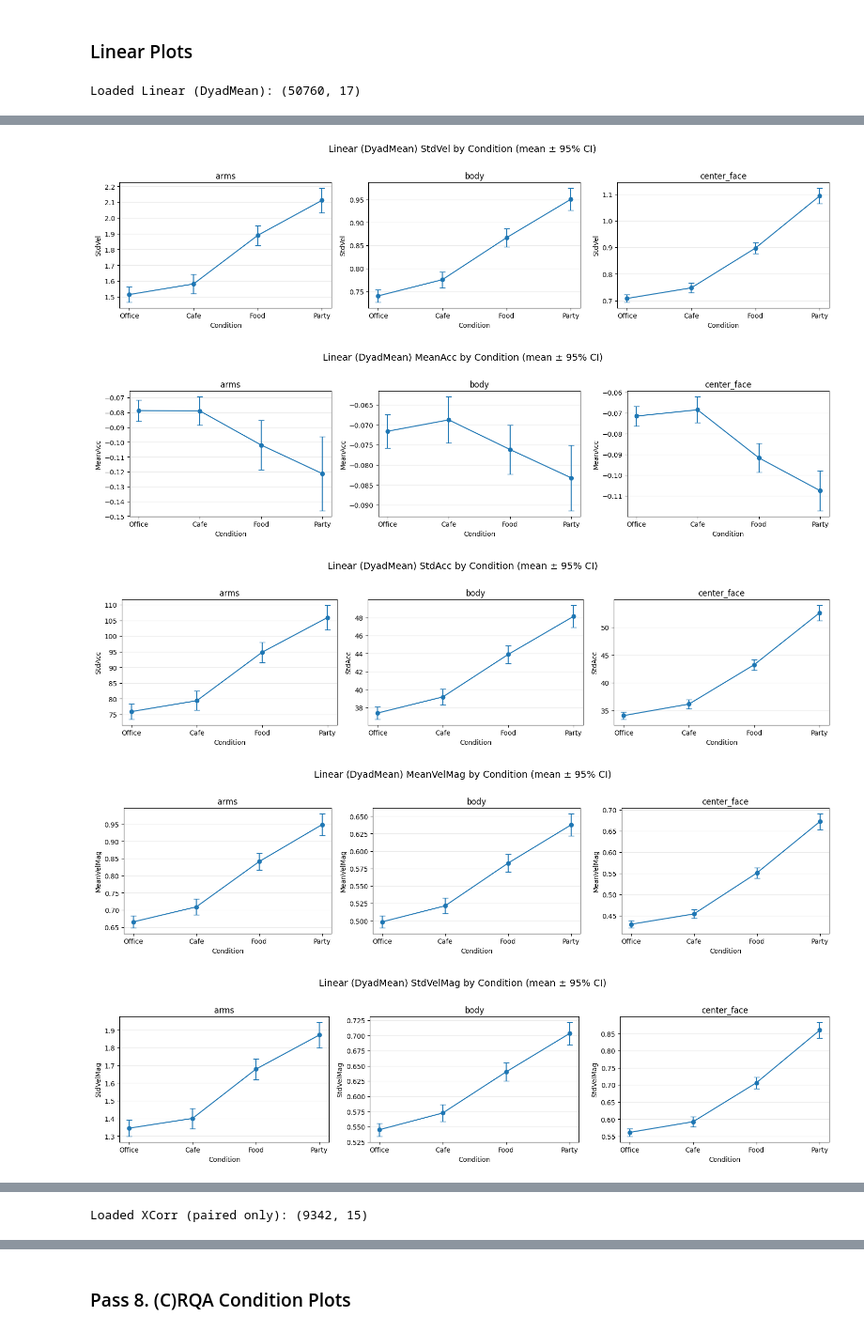
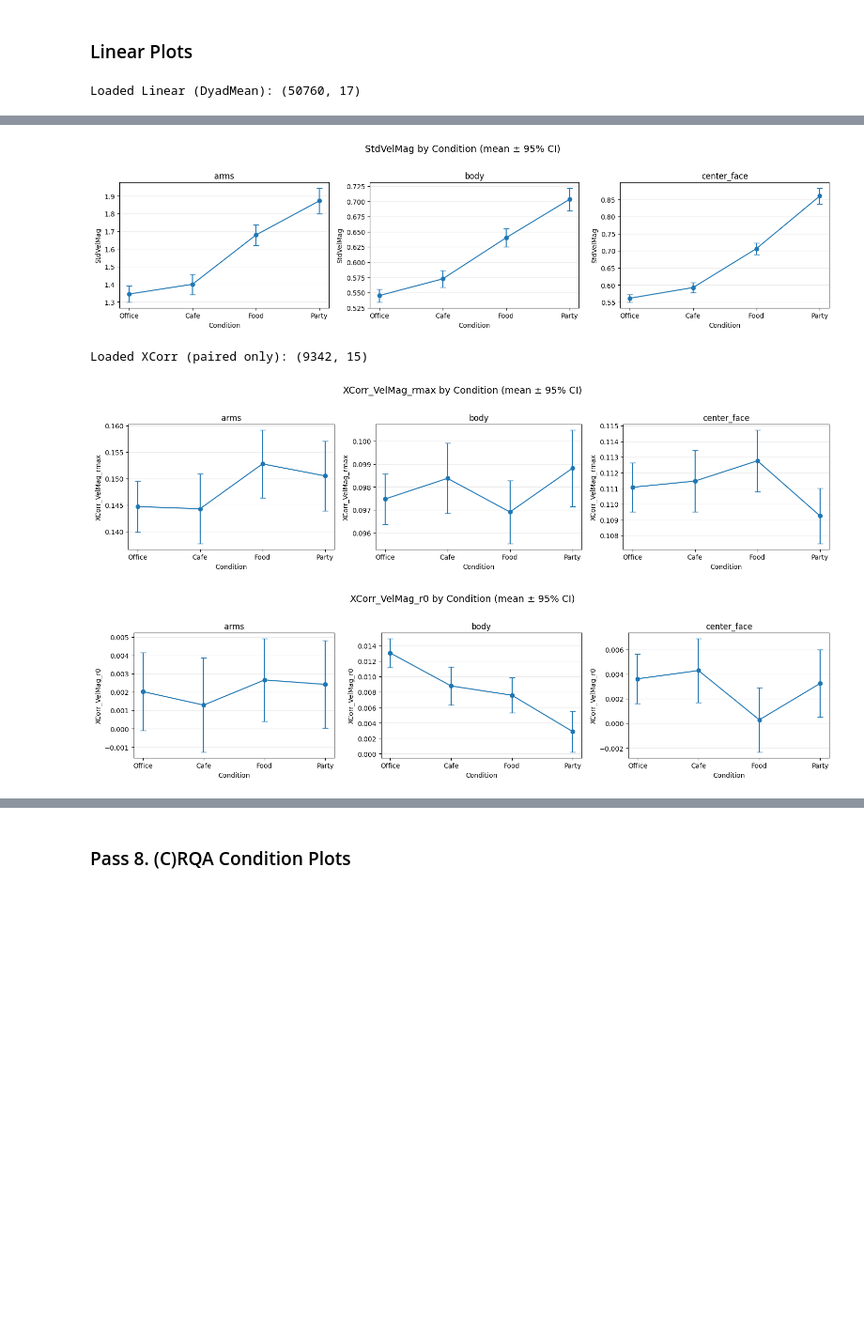
Before and after one commit to MInD-Laboratory/Pose-Dynamics, a Jupyter notebook: projects/Mosaic/notebooks/preprocessing_crqa_linear_metrics.ipynb, the cells around one changed output, grey strips where cells are left out. Shown at 94% size. Saved outputs shown, nothing was run; the diff lists cells and outputs as text; code cells hidden in the pictures; blank space fills up the shorter version.

```diff
--- a/projects/Mosaic/notebooks/preprocessing_crqa_linear_metrics.ipynb
+++ b/projects/Mosaic/notebooks/preprocessing_crqa_linear_metrics.ipynb
@@ -1741,7 +1741,7 @@ POINT_SIZE = 12
 lin_df = load_linear_results_dyad_mean()
 print("Loaded Linear (DyadMean):", lin_df.shape)
 
-for m in ["RMS", "MeanVel", "StdVel", "MeanAcc", "StdAcc", "MeanVelMag", "StdVelMag", "MeanAccelMag", "StdAccelMag"]:
+for m in ["RMS", "MeanVelMag", "StdVelMag"]:
     if m in lin_df.columns:
         plot_by_condition_ci_grid(lin_df, m, title=f"{m} by Condition (mean ± 95% CI)")
 
@@ -1749,7 +1749,7 @@ for m in ["RMS", "MeanVel", "StdVel", "MeanAcc", "StdAcc", "MeanVelMag", "StdVel
 xc_df = load_xcorr_results()
 print("Loaded XCorr (paired only):", xc_df.shape)
 
-for m in ["XCorr_VelMag_rmax", "XCorr_VelMag_rmax_abs", "XCorr_VelMag_r0", "XCorr_VelMag_r0_abs"]:
+for m in ["XCorr_VelMag_rmax", "XCorr_VelMag_r0"]:
     if m in xc_df.columns:
         plot_by_condition_ci_grid(xc_df, m, title=f"{m} by Condition (mean ± 95% CI)")
 # %% [output]
@@ -1759,5 +1759,4 @@ Loaded Linear (DyadMean): (50760, 17)
-[figure, old version]
+[figure, new version]
+Loaded XCorr (paired only): (9342, 15)
-[figure, old version]
+[figure, new version]
-[figure, old version]
+[figure, new version]
-[figure, removed]
-[figure, removed]
@@ -1766 +1762,0 @@ Loaded Linear (DyadMean): (50760, 17)
-Loaded XCorr (paired only): (9342, 15)
```
Also changed, not shown: parts of 2 cells of this notebook, 1 other file.
